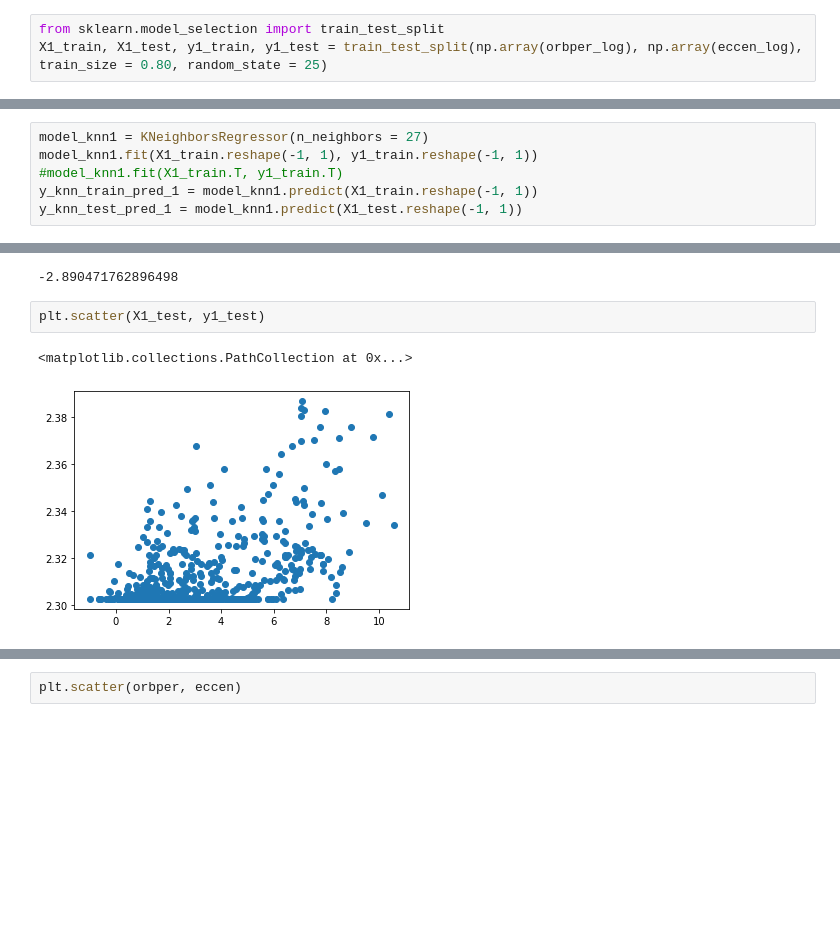
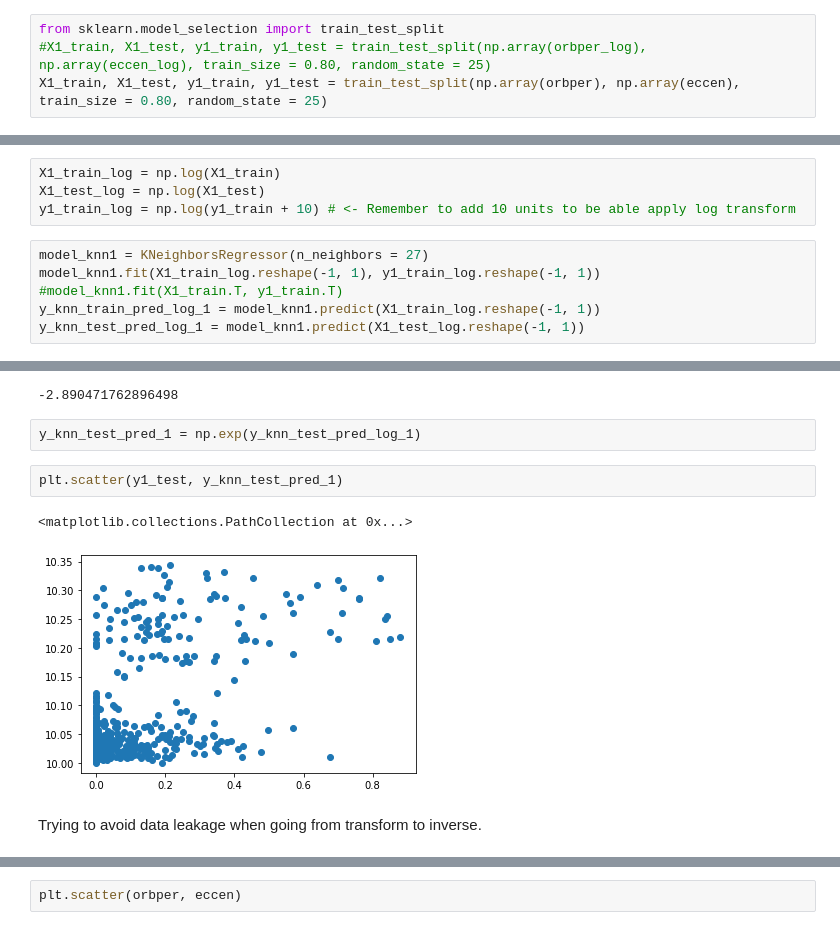
Before and after one commit to jbravo87/blog-projects, a Jupyter notebook: exoplanet_data_notebook.ipynb, the cells around one changed output, grey strips where cells are left out. Drawn from its saved outputs; the diff is of its cells as text; blank space fills up the shorter version.

Commit message:
Established a baseline for ML model metrics.

```diff
--- a/exoplanet_data_notebook.ipynb
+++ b/exoplanet_data_notebook.ipynb
@@ -268,4 +269,5 @@ y1_train, y1_test = tts(eccen_log)
 #scale_X1_train
 # %%
 from sklearn.model_selection import train_test_split
-X1_train, X1_test, y1_train, y1_test = train_test_split(np.array(orbper_log), np.array(eccen_log), train_size = 0.80, random_state = 25)
+#X1_train, X1_test, y1_train, y1_test = train_test_split(np.array(orbper_log), np.array(eccen_log), train_size = 0.80, random_state = 25)
+X1_train, X1_test, y1_train, y1_test = train_test_split(np.array(orbper), np.array(eccen), train_size = 0.80, random_state = 25)
@@ -272,16 +327,24 @@ X1_train, X1_test, y1_train, y1_test = train_test_split(np.array(orbper_log), np
+# %%
+X1_train_log = np.log(X1_train)
+X1_test_log = np.log(X1_test)
+y1_train_log = np.log(y1_train + 10) # <- Remember to add 10 units to be able apply log transform
 # %%
 model_knn1 = KNeighborsRegressor(n_neighbors = 27)
-model_knn1.fit(X1_train.reshape(-1, 1), y1_train.reshape(-1, 1))
+model_knn1.fit(X1_train_log.reshape(-1, 1), y1_train_log.reshape(-1, 1))
 #model_knn1.fit(X1_train.T, y1_train.T)
-y_knn_train_pred_1 = model_knn1.predict(X1_train.reshape(-1, 1))
-y_knn_test_pred_1 = model_knn1.predict(X1_test.reshape(-1, 1))
+y_knn_train_pred_log_1 = model_knn1.predict(X1_train_log.reshape(-1, 1))
+y_knn_test_pred_log_1 = model_knn1.predict(X1_test_log.reshape(-1, 1))
 # %%
 # Following line to remind myself that values between 0 - 1 will produce negative value in log.
 np.log(0.055550)
 # %% [output]
 -2.890471762896498
+# %%
+y_knn_test_pred_1 = np.exp(y_knn_test_pred_log_1)
 # %%
-plt.scatter(X1_test, y1_test)
+plt.scatter(y1_test, y_knn_test_pred_1)
 # %% [output]
 <matplotlib.collections.PathCollection at 0x...>
-[figure, old version]
+[figure, new version]
+# %% [markdown]
+Trying to avoid data leakage when going from transform to inverse.
```
Also changed, not shown: parts of 14 cells of this notebook.
